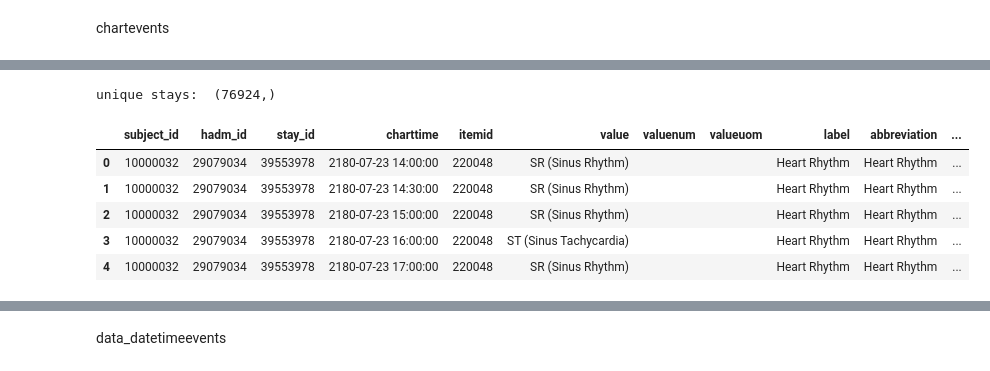
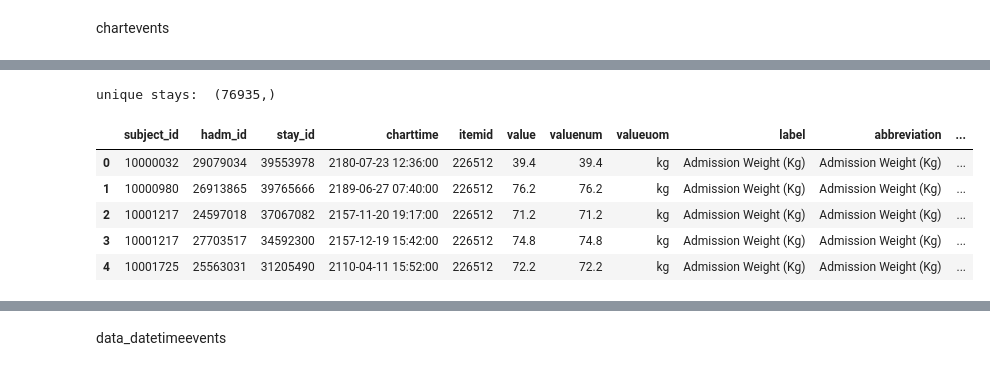
Before and after one commit to maslenkovas/aki_prediction, a Jupyter notebook: other/icu_preprocessing.ipynb, the cells around one changed output, grey strips where cells are left out. Saved outputs shown, nothing was run; the diff lists cells and outputs as text; code cells hidden in the pictures.

```diff
--- a/other/icu_preprocessing.ipynb
+++ b/other/icu_preprocessing.ipynb
@@ -465,6 +480,5 @@ iter_csv = pd.read_csv(ICU_PATH + 'chartevents.csv', header=0, usecols=['subject
 
 # concatenate according to a filter to our result dataframe
 df_result = pd.concat(\
-    [chunk[chunk.itemid.isin(chart_items_vitals)]
-    for chunk in iter_csv])
+    [chunk for chunk in iter_csv])
 # %% [output]
@@ -473,15 +487,18 @@ Wall time: 5min 50s
 # %%
 data_chartevents = df_result.copy()
 data_chartevents = data_chartevents.merge(data_d_items[['itemid', 'label', 'abbreviation', 'category', 'unitname', 'param_type']])
 data_chartevents.columns = data_chartevents.columns.str.lower()
 
+format_ = '%Y-%m-%d %H:%M:%S'
+data_chartevents['charttime'] = pd.to_datetime(data_chartevents['charttime'], format=format_)
+
 print('unique stays: ', data_chartevents.stay_id.unique().shape)
 data_chartevents.head()
 # %% [output]
-unique stays:  (76924,)
+unique stays:  (76935,)
 |  | subject_id | hadm_id | stay_id | charttime | itemid | value | valuenum | valueuom | label | abbreviation | ... |
-| 0 | 10000032 | 29079034 | 39553978 | 2180-07-23 14:00:00 | 220048 | SR (Sinus Rhythm) |  |  | Heart Rhythm | Heart Rhythm | ... |
-| 1 | 10000032 | 29079034 | 39553978 | 2180-07-23 14:30:00 | 220048 | SR (Sinus Rhythm) |  |  | Heart Rhythm | Heart Rhythm | ... |
-| 2 | 10000032 | 29079034 | 39553978 | 2180-07-23 15:00:00 | 220048 | SR (Sinus Rhythm) |  |  | Heart Rhythm | Heart Rhythm | ... |
-| 3 | 10000032 | 29079034 | 39553978 | 2180-07-23 16:00:00 | 220048 | ST (Sinus Tachycardia) |  |  | Heart Rhythm | Heart Rhythm | ... |
-| 4 | 10000032 | 29079034 | 39553978 | 2180-07-23 17:00:00 | 220048 | SR (Sinus Rhythm) |  |  | Heart Rhythm | Heart Rhythm | ... |
+| 0 | 10000032 | 29079034 | 39553978 | 2180-07-23 12:36:00 | 226512 | 39.4 | 39.4 | kg | Admission Weight (Kg) | Admission Weight (Kg) | ... |
+| 1 | 10000980 | 26913865 | 39765666 | 2189-06-27 07:40:00 | 226512 | 76.2 | 76.2 | kg | Admission Weight (Kg) | Admission Weight (Kg) | ... |
+| 2 | 10001217 | 24597018 | 37067082 | 2157-11-20 19:17:00 | 226512 | 71.2 | 71.2 | kg | Admission Weight (Kg) | Admission Weight (Kg) | ... |
+| 3 | 10001217 | 27703517 | 34592300 | 2157-12-19 15:42:00 | 226512 | 74.8 | 74.8 | kg | Admission Weight (Kg) | Admission Weight (Kg) | ... |
+| 4 | 10001725 | 25563031 | 31205490 | 2110-04-11 15:52:00 | 226512 | 72.2 | 72.2 | kg | Admission Weight (Kg) | Admission Weight (Kg) | ... |
```
Also changed, not shown: parts of 298 cells of this notebook, 1 other file.
